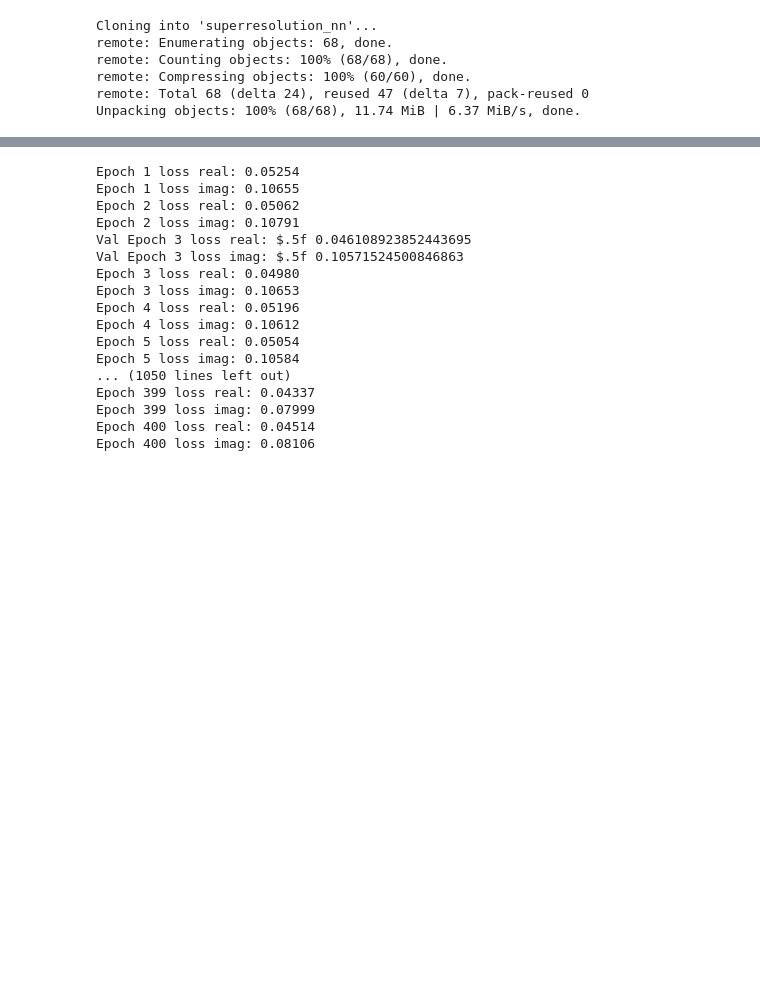
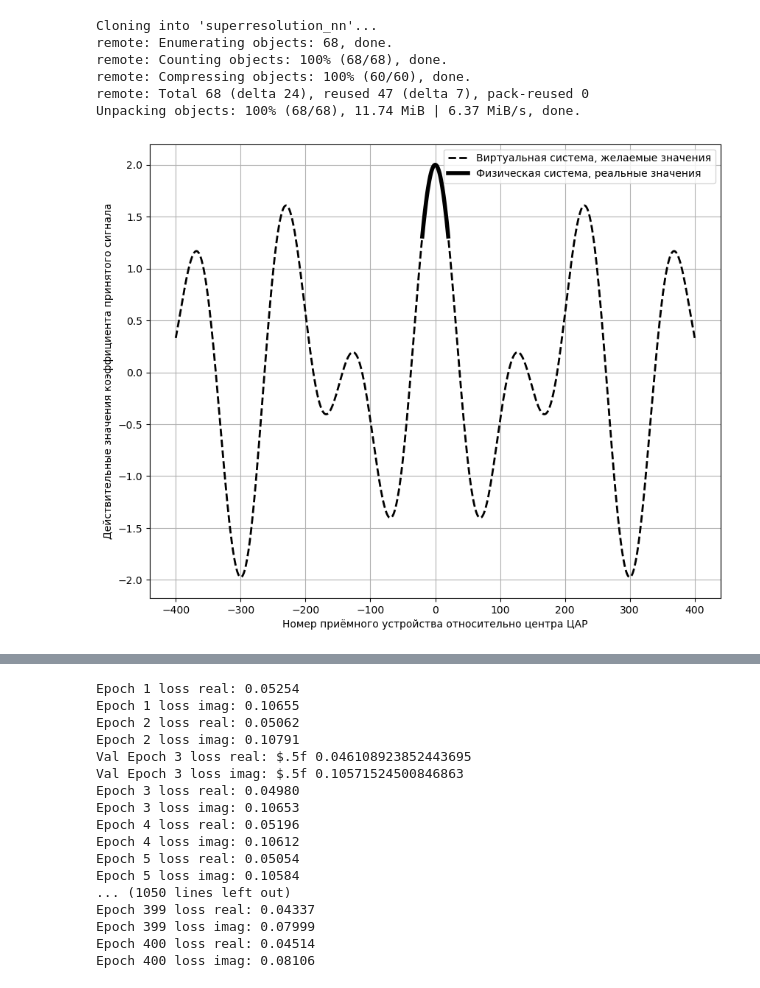
Before and after one commit to qwerty29544/superresolution_nn, a Jupyter notebook: ipynb/superresolution_gpu.ipynb, the cells around one changed output, grey strips where cells are left out. Saved outputs shown, nothing was run; the diff lists cells and outputs as text; code cells hidden in the pictures; blank space fills up the shorter version.

```diff
--- a/ipynb/superresolution_gpu.ipynb
+++ b/ipynb/superresolution_gpu.ipynb
@@ -76,3 +76,16 @@ U_real = U_compute(alpha, Cn_real, k, d)
 
 # Как должно быть по факту
 U_virtual = U_compute(alpha, Cn_virtual, k, d)
+# %%
+plt.figure(figsize = (10, 8), dpi = 100)
+plt.plot(n_virtual, np.real(Cn_virtual), label = "Виртуальная система, желаемые значения",
+         c = "#000000", linestyle = "--",linewidth = 2)
+plt.plot(n_real, np.real(Cn_real), label = "Физическая система, реальные значения",
+         c = "#000000", linestyle = "-",linewidth = 4)
+plt.legend()
+plt.grid()
+plt.xlabel("Номер приёмного устройства относительно центра ЦАР")
+plt.ylabel("Действительные значения коэффициента принятого сигнала")
+plt.savefig("../rmarkdown_report/Begin_virtual.png")
+# %% [output]
+[figure, added]
```
Also changed, not shown: parts of 20 cells of this notebook, 23 other files.
